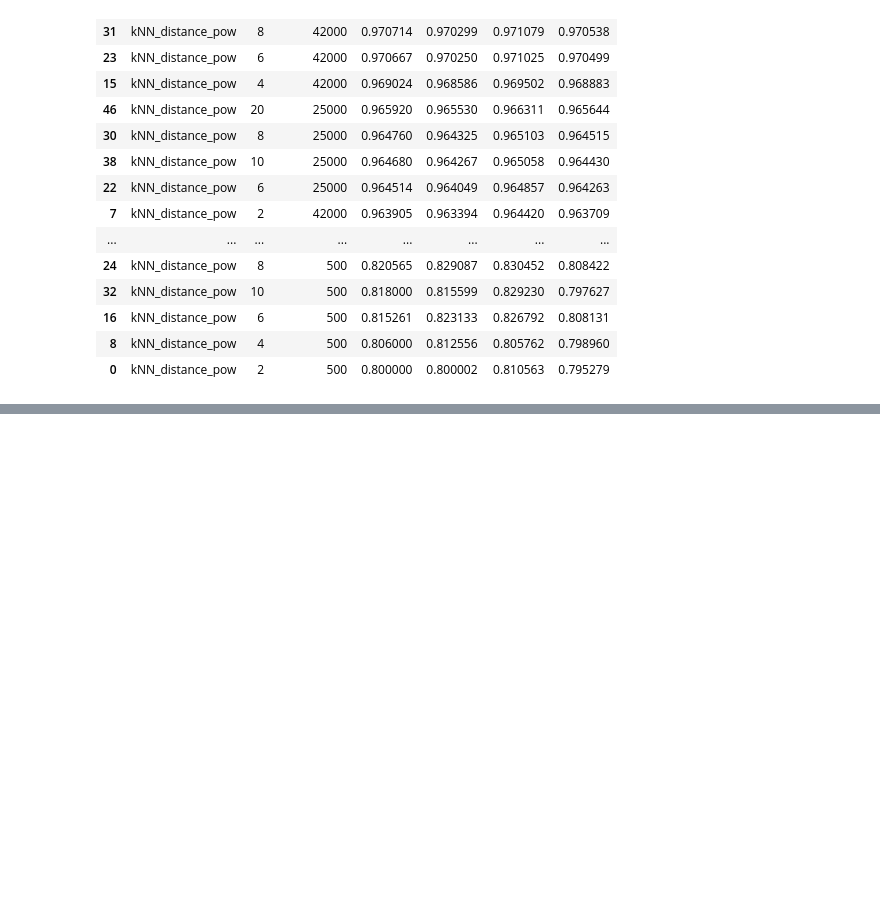
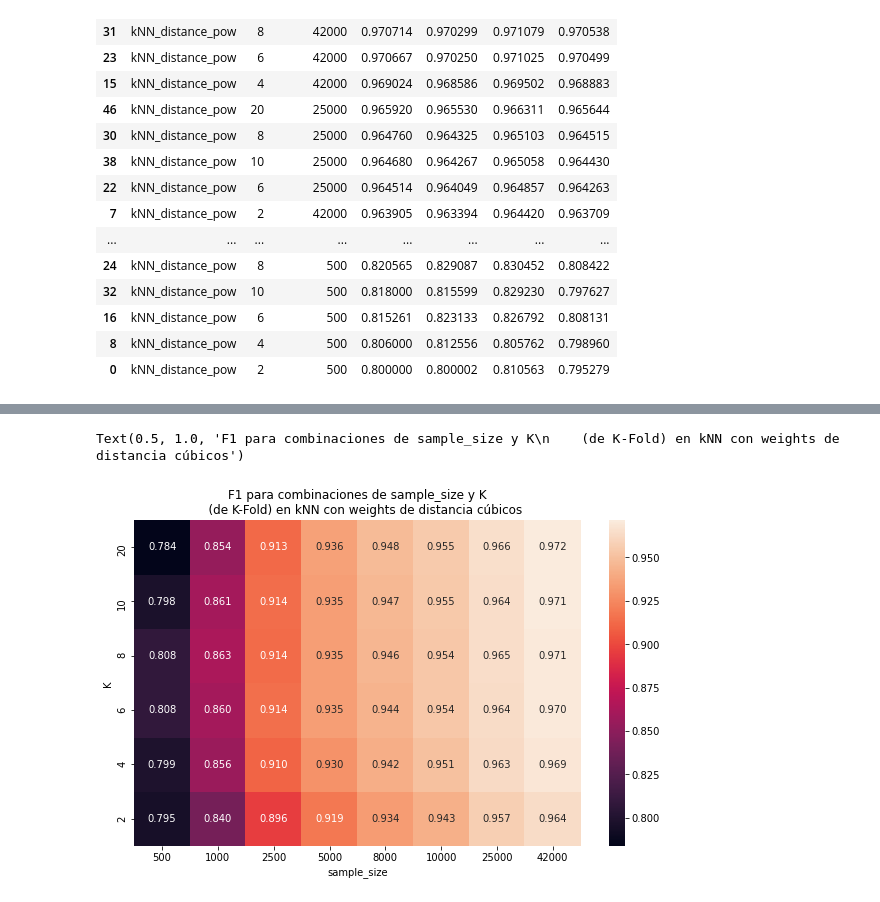
Before and after one commit to mnPanic/metnum-tp2, a Jupyter notebook: notebooks/knn_variations.ipynb, the cells around one changed output, grey strips where cells are left out. Cells and saved outputs as stored; diff of their text form; code cells hidden in the pictures; blank space fills up the shorter version.

```diff
--- a/notebooks/knn_variations.ipynb
+++ b/notebooks/knn_variations.ipynb
@@ -119,0 +120,15 @@ Text(0.5, 1.0, 'Accuracy para combinaciones de sample_size y K\n    (de K-Fold)
+# %%
+import seaborn as sns
+import matplotlib.pyplot as plt
+fig, axes = plt.subplots(figsize=(10, 6))
+
+df_pivot = df.pivot("K", "sample_size", "f1")
+ax = sns.heatmap(data=df_pivot, annot=True, fmt=".3f")
+ax.invert_yaxis()
+ax.set_title(
+    """F1 para combinaciones de sample_size y K
+    (de K-Fold) en kNN con weights de distancia cúbicos"""
+)
+# %% [output]
+Text(0.5, 1.0, 'F1 para combinaciones de sample_size y K\n    (de K-Fold) en kNN con weights de distancia cúbicos')
+[figure, added]
```
Also changed, not shown: parts of 1 cell of this notebook, 5 other files.
